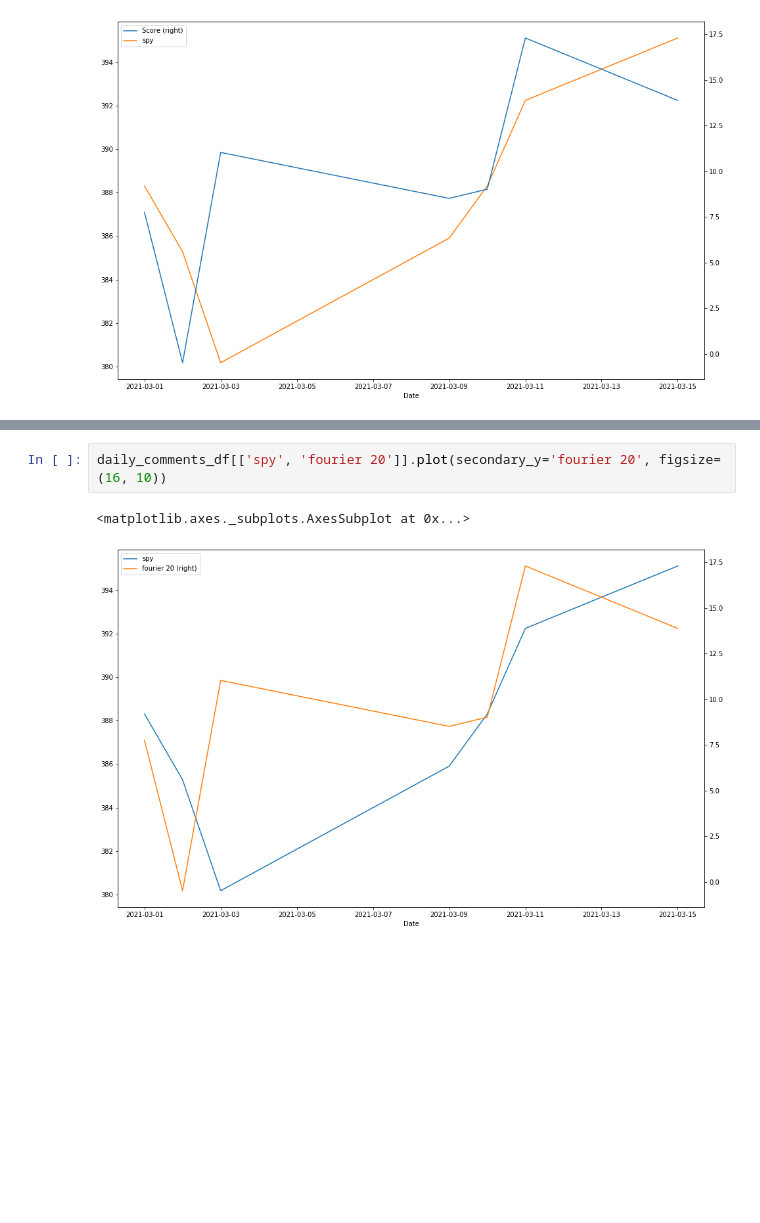
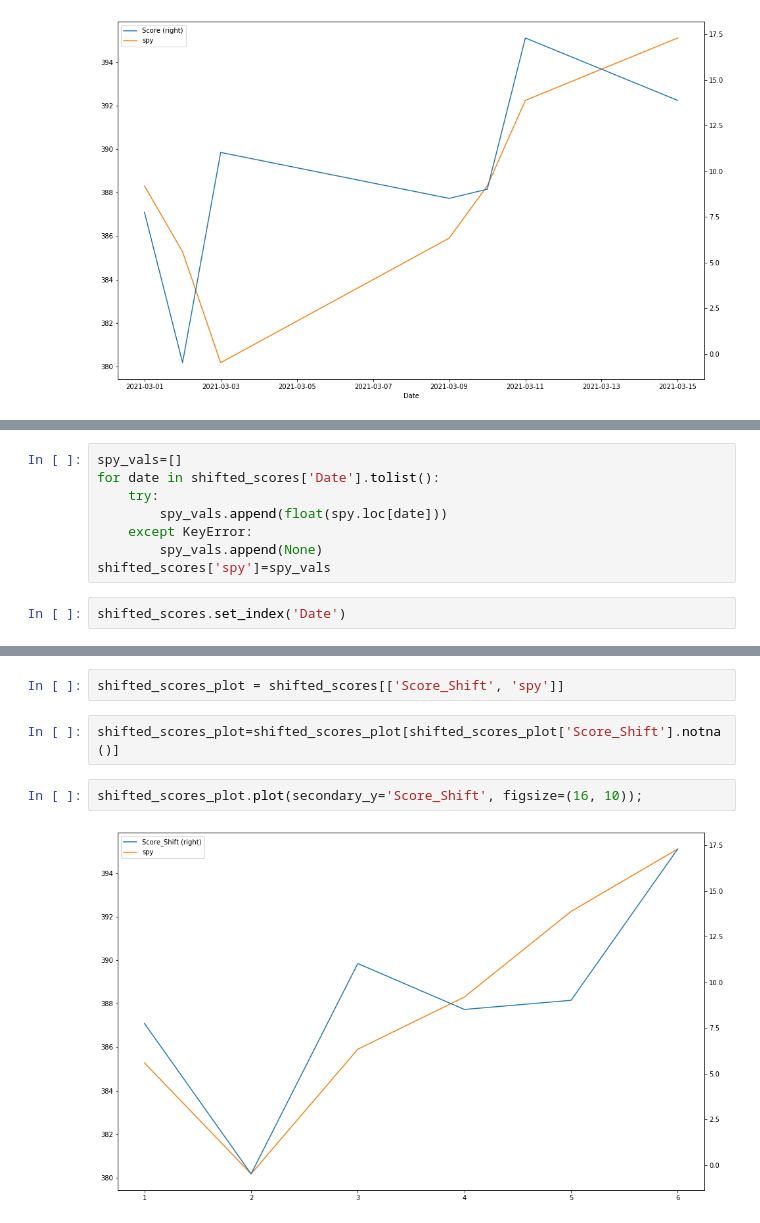
Before and after one commit to MadisonL19/reddit_ticker_analysis, a Jupyter notebook: spy_sentiment.ipynb, the cells around one changed output, grey strips where cells are left out. Drawn from its saved outputs; the diff is of its cells as text; blank space fills up the shorter version.

```diff
--- a/spy_sentiment.ipynb
+++ b/spy_sentiment.ipynb
@@ -230,0 +225,10 @@ daily_comments_df[['Score', 'fourier 5', 'fourier 10', 'fourier 15', 'fourier 20
+# %%
+spy_vals=[]
+for date in shifted_scores['Date'].tolist():
+    try:
+        spy_vals.append(float(spy.loc[date]))
+    except KeyError:
+        spy_vals.append(None)
+shifted_scores['spy']=spy_vals
+# %%
+shifted_scores.set_index('Date')
@@ -231,5 +245,8 @@ daily_comments_df[['Score', 'fourier 5', 'fourier 10', 'fourier 15', 'fourier 20
+# %%
+shifted_scores_plot = shifted_scores[['Score_Shift', 'spy']]
+# %%
+shifted_scores_plot=shifted_scores_plot[shifted_scores_plot['Score_Shift'].notna()]
 # %%
-daily_comments_df[['spy', 'fourier 20']].plot(secondary_y='fourier 20', figsize=(16, 10))
+shifted_scores_plot.plot(secondary_y='Score_Shift', figsize=(16, 10));
 # %% [output]
-<matplotlib.axes._subplots.AxesSubplot at 0x...>
-[figure, old version]
+[figure, new version]
```
Also changed, not shown: parts of 16 cells of this notebook, 2 other files.
